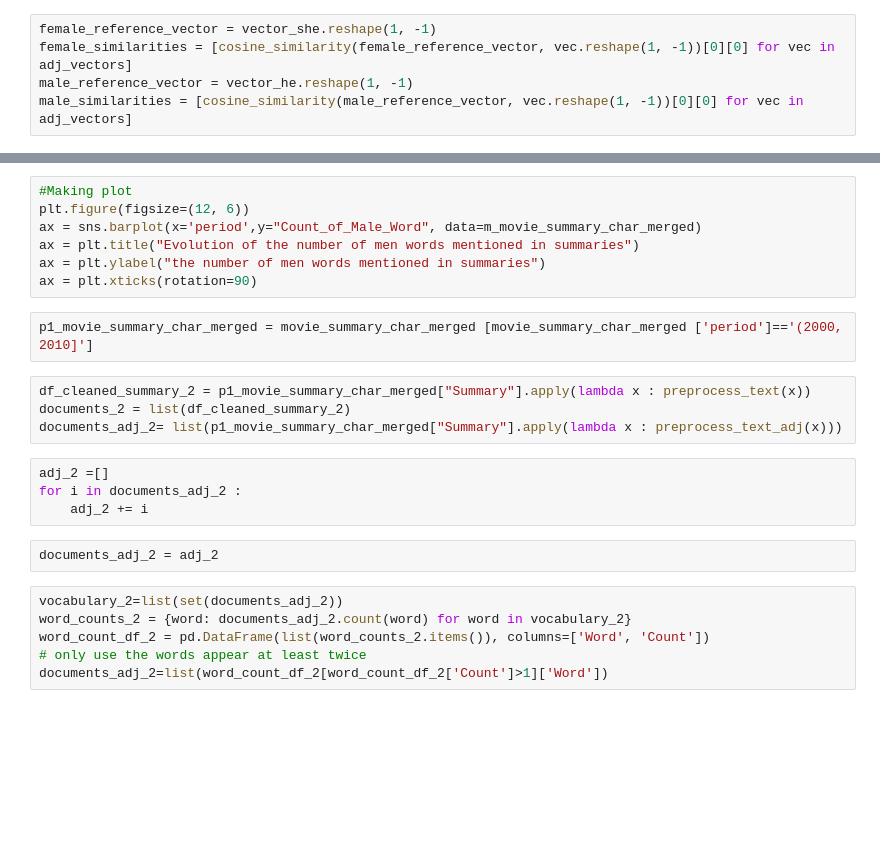
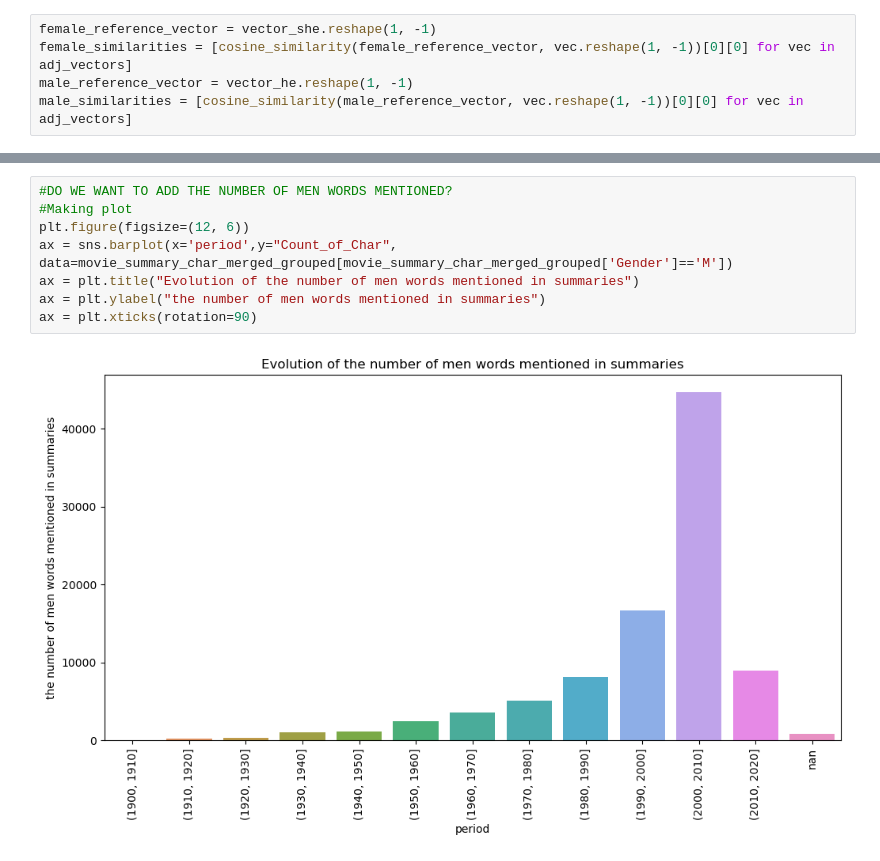
Before and after one commit to epfl-ada/ada-2023-project-adavengers2023, a Jupyter notebook: Milestone3_irem.ipynb, the cells around one changed output, grey strips where cells are left out. Saved outputs shown, nothing was run; the diff lists cells and outputs as text; blank space fills up the shorter version.

```diff
--- a/Milestone3_irem.ipynb
+++ b/Milestone3_irem.ipynb
@@ -1334,25 +1168,10 @@ ax = plt.xticks(rotation=90)
 # %%
+#DO WE WANT TO ADD THE NUMBER OF MEN WORDS MENTIONED?
 #Making plot
 plt.figure(figsize=(12, 6))
-ax = sns.barplot(x='period',y="Count_of_Male_Word", data=m_movie_summary_char_merged)
+ax = sns.barplot(x='period',y="Count_of_Char", data=movie_summary_char_merged_grouped[movie_summary_char_merged_grouped['Gender']=='M'])
 ax = plt.title("Evolution of the number of men words mentioned in summaries")
 ax = plt.ylabel("the number of men words mentioned in summaries")
 ax = plt.xticks(rotation=90)
+# %% [output]
+[figure, added]
-# %%
-p1_movie_summary_char_merged = movie_summary_char_merged [movie_summary_char_merged ['period']=='(2000, 2010]']
-# %%
-df_cleaned_summary_2 = p1_movie_summary_char_merged["Summary"].apply(lambda x : preprocess_text(x))
-documents_2 = list(df_cleaned_summary_2)
-documents_adj_2= list(p1_movie_summary_char_merged["Summary"].apply(lambda x : preprocess_text_adj(x)))
-# %%
-adj_2 =[]
-for i in documents_adj_2 :
-    adj_2 += i
-# %%
-documents_adj_2 = adj_2
-# %%
-vocabulary_2=list(set(documents_adj_2))
-word_counts_2 = {word: documents_adj_2.count(word) for word in vocabulary_2}
-word_count_df_2 = pd.DataFrame(list(word_counts_2.items()), columns=['Word', 'Count'])
-# only use the words appear at least twice
-documents_adj_2=list(word_count_df_2[word_count_df_2['Count']>1]['Word'])
```
Also changed, not shown: parts of 36 cells of this notebook, 1 other file.
